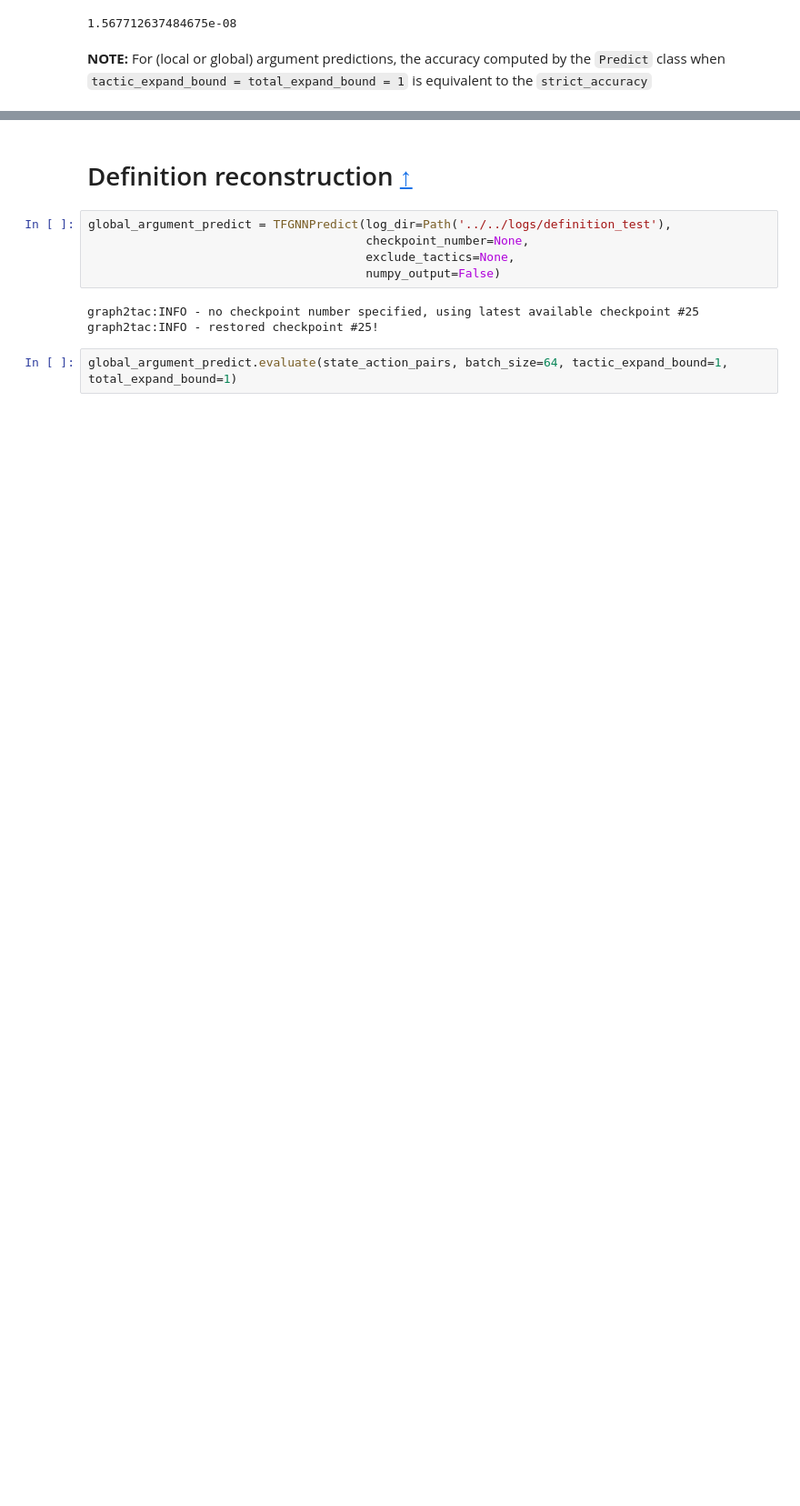
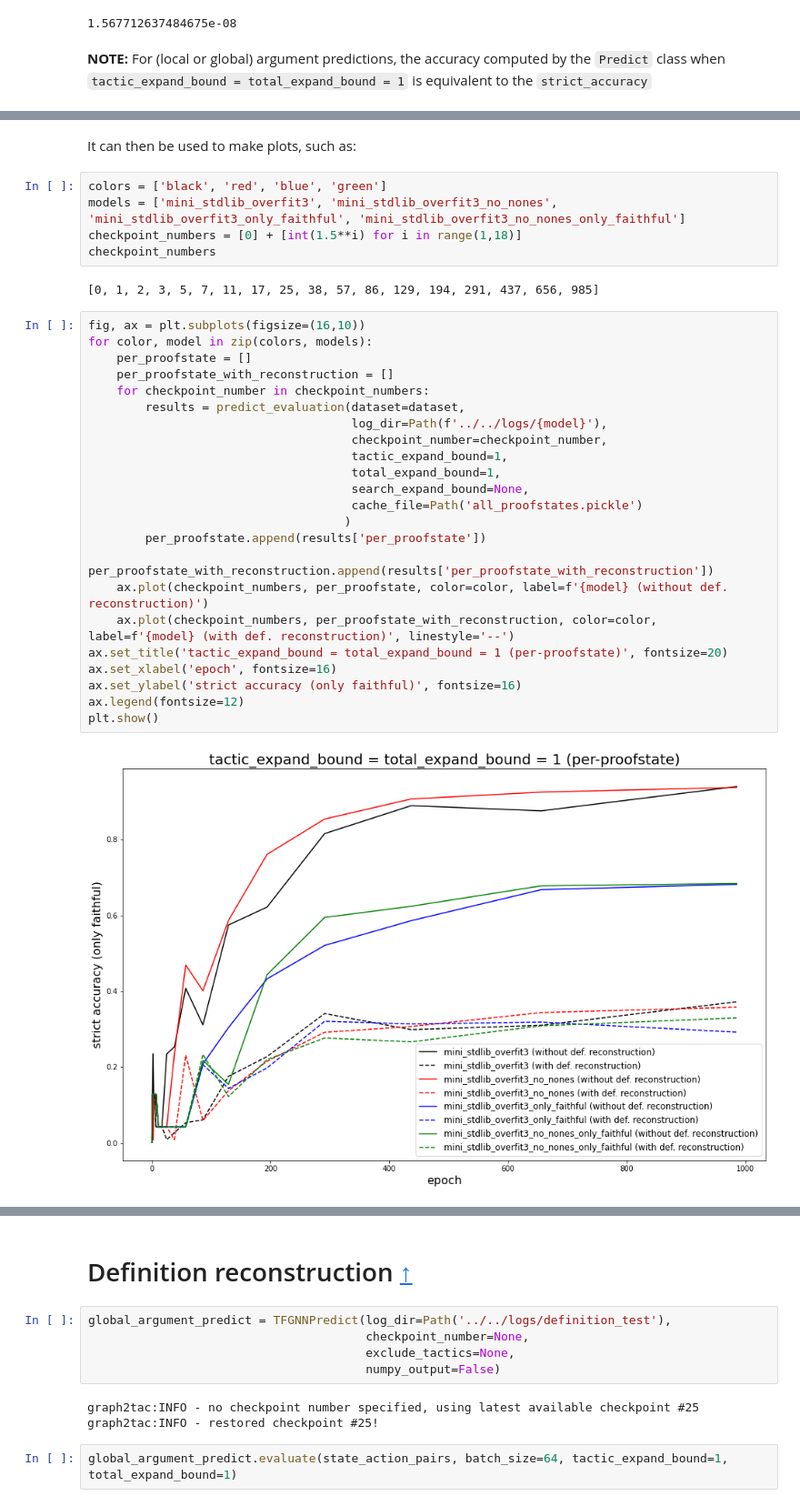
Before and after one commit to IBM/graph2tac, a Jupyter notebook: notebooks/tfgnn.ipynb, the cells around one changed output, grey strips where cells are left out. Shown at 91% size. Saved outputs shown, nothing was run; the diff lists cells and outputs as text; blank space fills up the shorter version.

```diff
--- a/notebooks/tfgnn.ipynb
+++ b/notebooks/tfgnn.ipynb
@@ -1951,0 +2085,34 @@ predict_acc - training_acc
+# %% [markdown]
+It can then be used to make plots, such as:
+# %%
+colors = ['black', 'red', 'blue', 'green']
+models = ['mini_stdlib_overfit3', 'mini_stdlib_overfit3_no_nones', 'mini_stdlib_overfit3_only_faithful', 'mini_stdlib_overfit3_no_nones_only_faithful']
+checkpoint_numbers = [0] + [int(1.5**i) for i in range(1,18)]
+checkpoint_numbers
+# %% [output]
+[0, 1, 2, 3, 5, 7, 11, 17, 25, 38, 57, 86, 129, 194, 291, 437, 656, 985]
+# %%
+fig, ax = plt.subplots(figsize=(16,10))
+for color, model in zip(colors, models):
+    per_proofstate = []
+    per_proofstate_with_reconstruction = []
+    for checkpoint_number in checkpoint_numbers:
+        results = predict_evaluation(dataset=dataset,
+                                     log_dir=Path(f'../../logs/{model}'),
+                                     checkpoint_number=checkpoint_number,
+                                     tactic_expand_bound=1,
+                                     total_expand_bound=1,
+                                     search_expand_bound=None,
+                                     cache_file=Path('all_proofstates.pickle')
+                                    )
+        per_proofstate.append(results['per_proofstate'])
+        per_proofstate_with_reconstruction.append(results['per_proofstate_with_reconstruction'])
+    ax.plot(checkpoint_numbers, per_proofstate, color=color, label=f'{model} (without def. reconstruction)')
+    ax.plot(checkpoint_numbers, per_proofstate_with_reconstruction, color=color, label=f'{model} (with def. reconstruction)', linestyle='--')
+ax.set_title('tactic_expand_bound = total_expand_bound = 1 (per-proofstate)', fontsize=20)
+ax.set_xlabel('epoch', fontsize=16)
+ax.set_ylabel('strict accuracy (only faithful)', fontsize=16)
+ax.legend(fontsize=12)
+plt.show()
+# %% [output]
+[figure, added]
```
Also changed, not shown: parts of 115 cells of this notebook.
